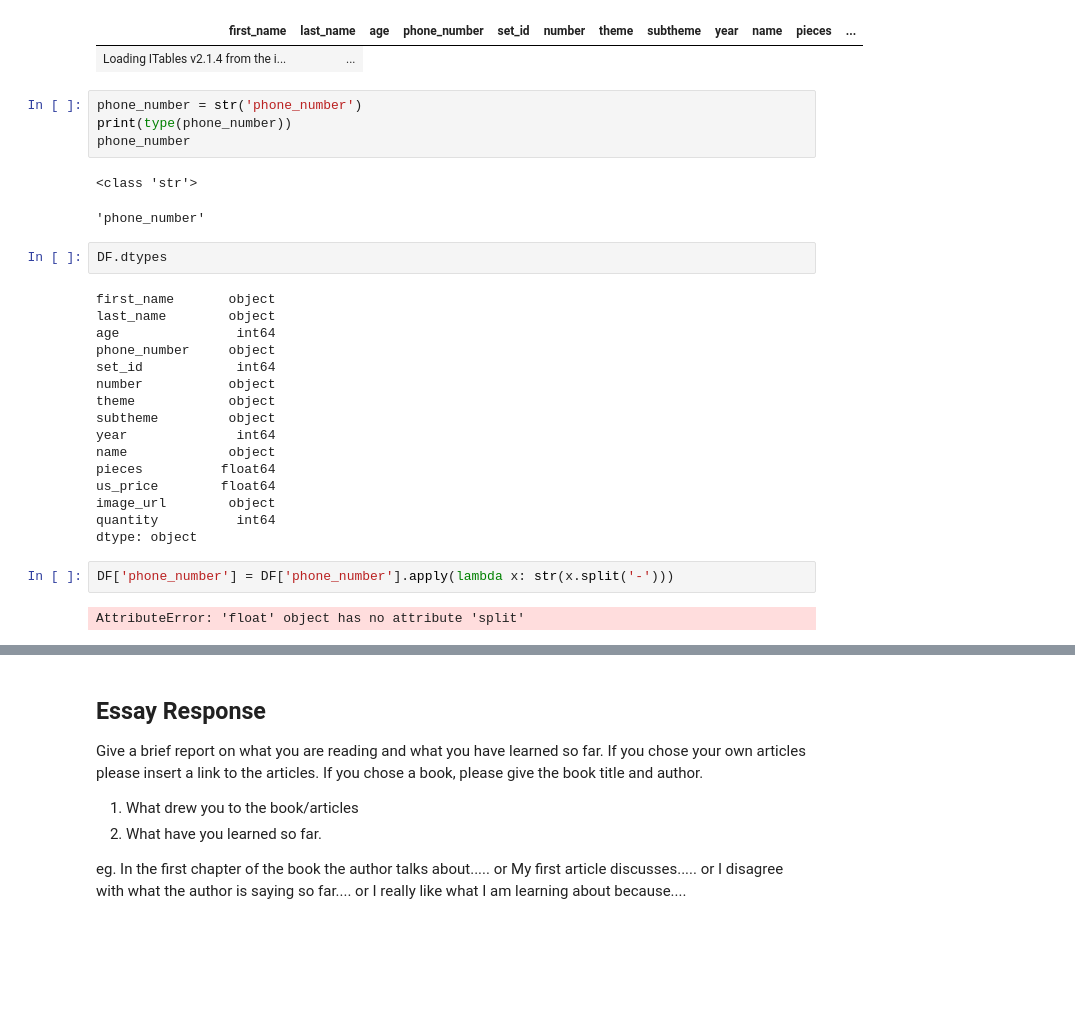
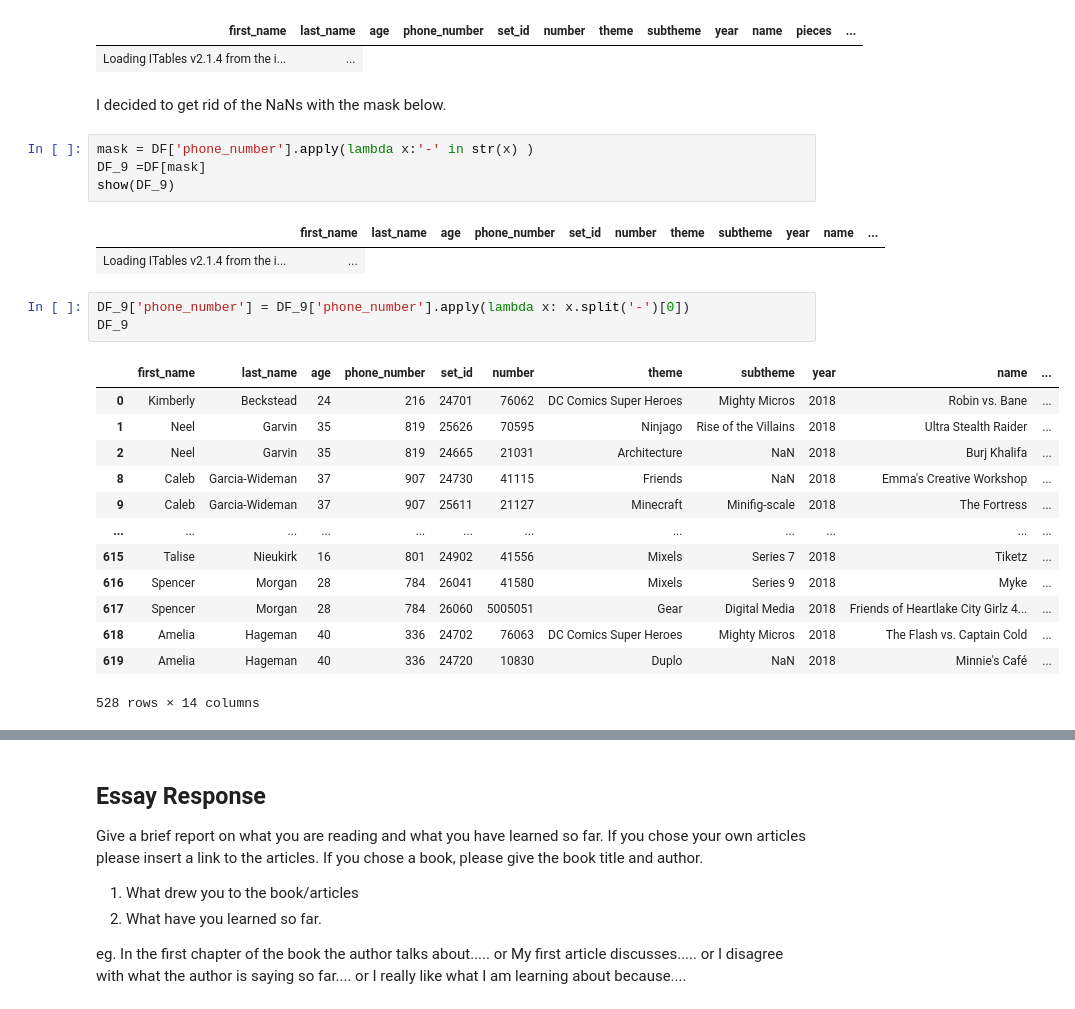
Before and after one commit to sophiamagcale/Day11, a Jupyter notebook: Day11-HW.ipynb, the cells around one changed output, grey strips where cells are left out. Drawn from its saved outputs; the diff is of its cells as text; blank space fills up the shorter version.

```diff
--- a/Day11-HW.ipynb
+++ b/Day11-HW.ipynb
@@ -525,32 +523,29 @@ show(DF)
 # %% [output]
 | first_name | last_name | age | phone_number | set_id | number | theme | subtheme | year | name | pieces | ... |
 | Loading ITables v2.1.4 from the i... | ... |
-# %%
-phone_number = str('phone_number')
-print(type(phone_number))
-phone_number
-# %% [output]
-<class 'str'>
-'phone_number'
-# %%
-DF.dtypes
-# %% [output]
-first_name       object
-last_name        object
-age               int64
-phone_number     object
-set_id            int64
-number           object
-theme            object
-subtheme         object
-year              int64
-name             object
-pieces          float64
-us_price        float64
-image_url        object
-quantity          int64
-dtype: object
-# %%
-DF['phone_number'] = DF['phone_number'].apply(lambda x: str(x.split('-')))
-# %% [output]
-AttributeError: 'float' object has no attribute 'split'
+# %% [markdown]
+I decided to get rid of the NaNs with the mask below.
+# %%
+mask = DF['phone_number'].apply(lambda x:'-' in str(x) )
+DF_9 =DF[mask]
+show(DF_9)
+# %% [output]
+|  | first_name | last_name | age | phone_number | set_id | number | theme | subtheme | year | name | ... |
+| Loading ITables v2.1.4 from the i... | ... |
+# %%
+DF_9['phone_number'] = DF_9['phone_number'].apply(lambda x: x.split('-')[0])
+DF_9
+# %% [output]
+|  | first_name | last_name | age | phone_number | set_id | number | theme | subtheme | year | name | ... |
+| 0 | Kimberly | Beckstead | 24 | 216 | 24701 | 76062 | DC Comics Super Heroes | Mighty Micros | 2018 | Robin vs. Bane | ... |
+| 1 | Neel | Garvin | 35 | 819 | 25626 | 70595 | Ninjago | Rise of the Villains | 2018 | Ultra Stealth Raider | ... |
+| 2 | Neel | Garvin | 35 | 819 | 24665 | 21031 | Architecture | NaN | 2018 | Burj Khalifa | ... |
+| 8 | Caleb | Garcia-Wideman | 37 | 907 | 24730 | 41115 | Friends | NaN | 2018 | Emma's Creative Workshop | ... |
+| 9 | Caleb | Garcia-Wideman | 37 | 907 | 25611 | 21127 | Minecraft | Minifig-scale | 2018 | The Fortress | ... |
+| ... | ... | ... | ... | ... | ... | ... | ... | ... | ... | ... | ... |
+| 615 | Talise | Nieukirk | 16 | 801 | 24902 | 41556 | Mixels | Series 7 | 2018 | Tiketz | ... |
+| 616 | Spencer | Morgan | 28 | 784 | 26041 | 41580 | Mixels | Series 9 | 2018 | Myke | ... |
+| 617 | Spencer | Morgan | 28 | 784 | 26060 | 5005051 | Gear | Digital Media | 2018 | Friends of Heartlake City Girlz 4... | ... |
+| 618 | Amelia | Hageman | 40 | 336 | 24702 | 76063 | DC Comics Super Heroes | Mighty Micros | 2018 | The Flash vs. Captain Cold | ... |
+| 619 | Amelia | Hageman | 40 | 336 | 24720 | 10830 | Duplo | NaN | 2018 | Minnie's Café | ... |
+528 rows × 14 columns
```
Also changed, not shown: parts of 8 cells of this notebook.
